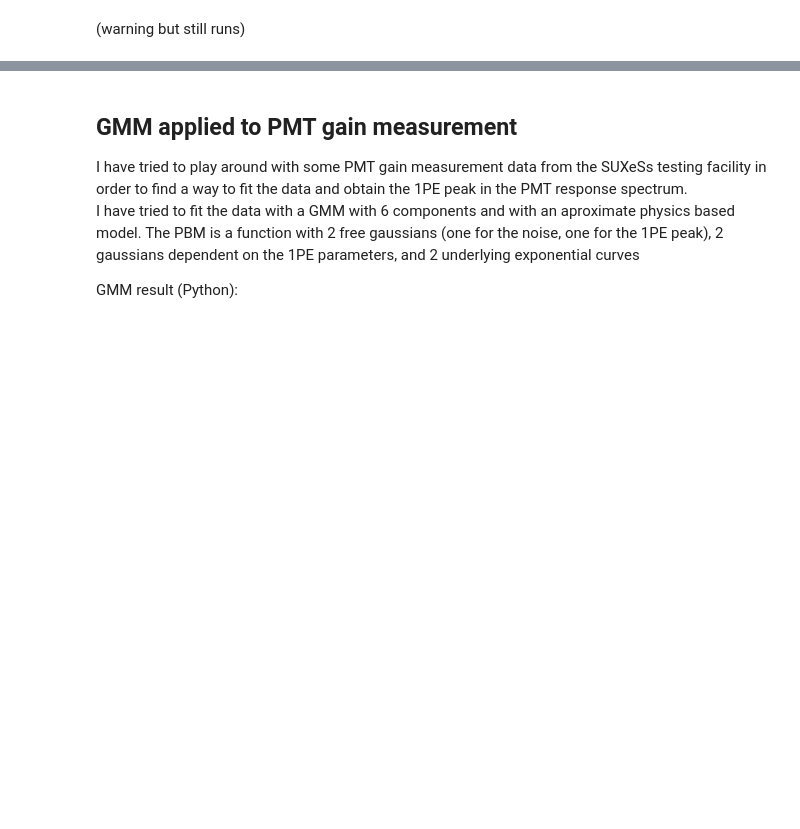
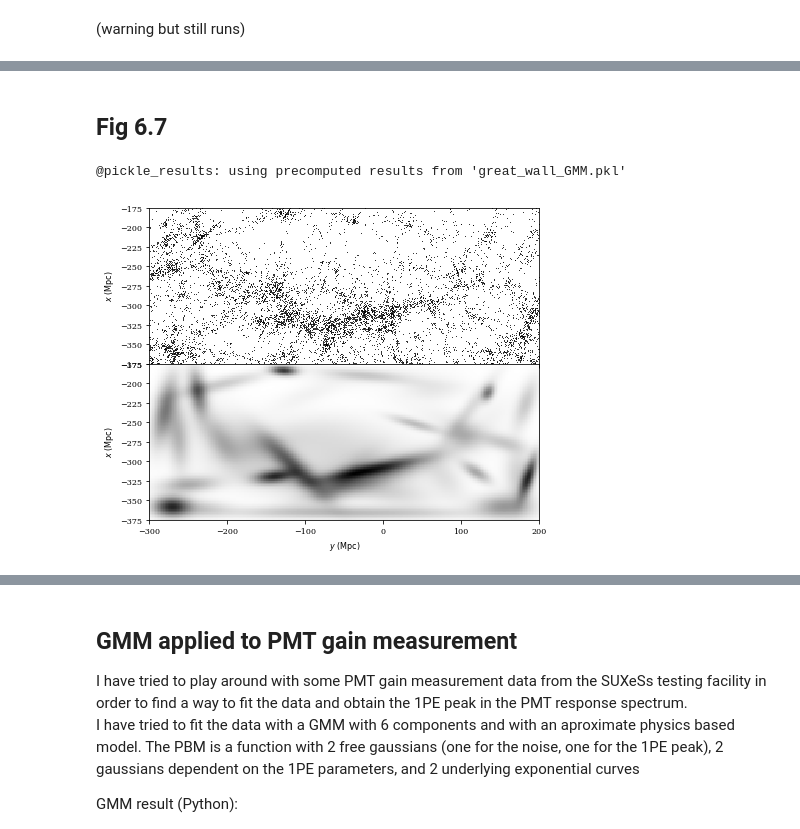
Before and after one commit to oskarkleincentre/MachineLearningInAstronomy, a Jupyter notebook: classes/Hand_On_2/Figure_scripts/Hands_on_Ch6.ipynb, the cells around one changed output, grey strips where cells are left out. Drawn from its saved outputs; the diff is of its cells as text; code cells hidden in the pictures; blank space fills up the shorter version.

```diff
--- a/classes/Hand_On_2/Figure_scripts/Hands_on_Ch6.ipynb
+++ b/classes/Hand_On_2/Figure_scripts/Hands_on_Ch6.ipynb
@@ -47 +65,8 @@ run ./fig4_GreatWall_nearest_neighbor.py
+# %% [markdown]
+## Fig 6.7
+# %%
+run ./fig7_GMM_2d_GreatWall.py
+# %% [output]
+@pickle_results: using precomputed results from 'great_wall_GMM.pkl'
+[figure, added]
 # %% [markdown]
```
Also changed, not shown: parts of 6 cells of this notebook, 8 other files.
